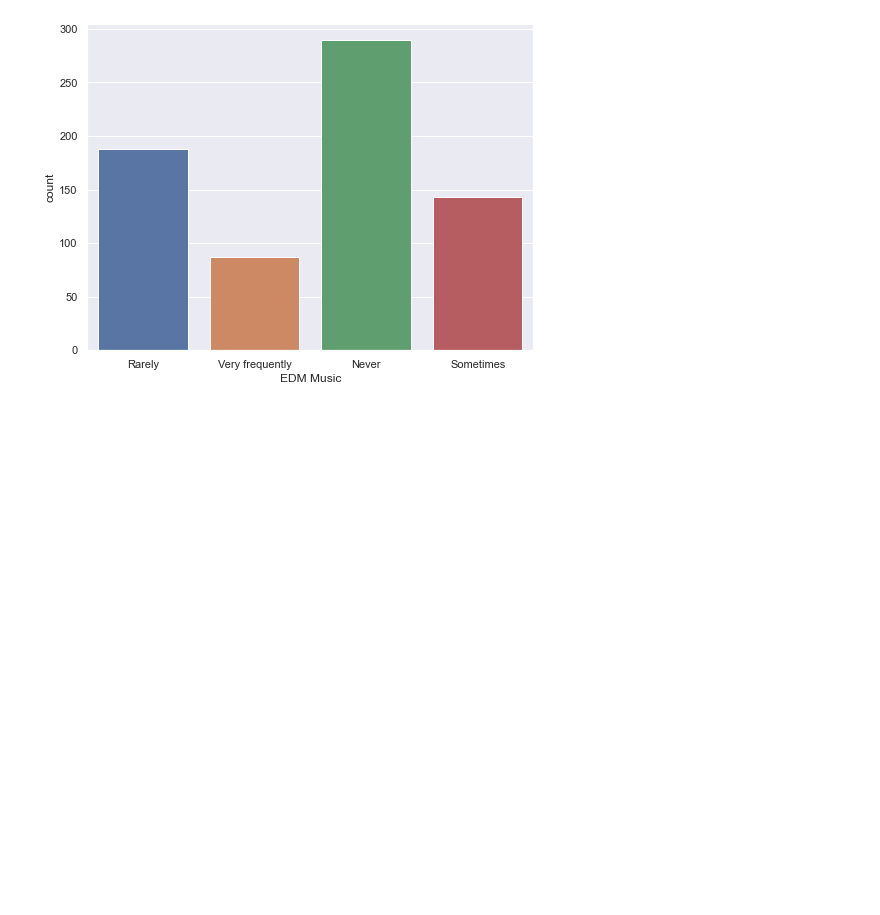
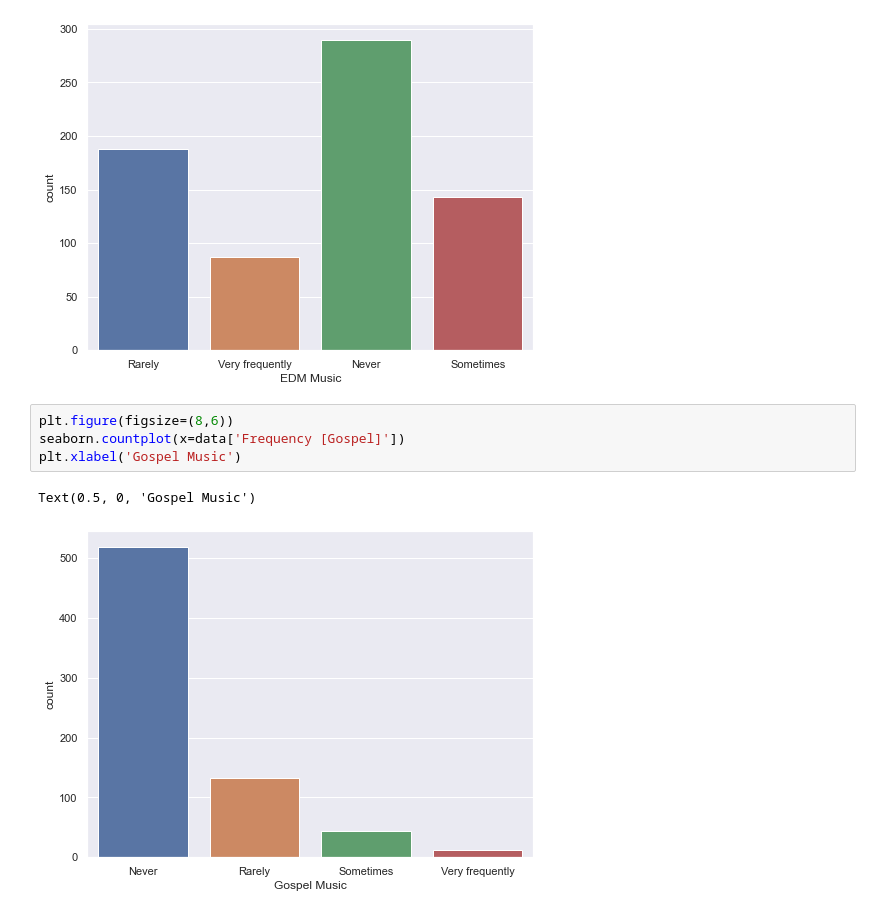
Before and after one commit to nthnn/Metal-Health-x-Music, a Jupyter notebook: mental-health-x-music.ipynb, the cells around one changed output. Cells and saved outputs as stored; diff of their text form; blank space fills up the shorter version.

Commit message:
Genre per listener's frequency analysis.

```diff
--- a/mental-health-x-music.ipynb
+++ b/mental-health-x-music.ipynb
@@ -269,3 +267,10 @@ plt.xlabel('EDM Music')
 # %% [output]
 Text(0.5, 0, 'EDM Music')
 [figure]
+# %%
+plt.figure(figsize=(8,6))
+seaborn.countplot(x=data['Frequency [Gospel]'])
+plt.xlabel('Gospel Music')
+# %% [output]
+Text(0.5, 0, 'Gospel Music')
+[figure, added]
```
Also changed, not shown: parts of 14 cells of this notebook.
